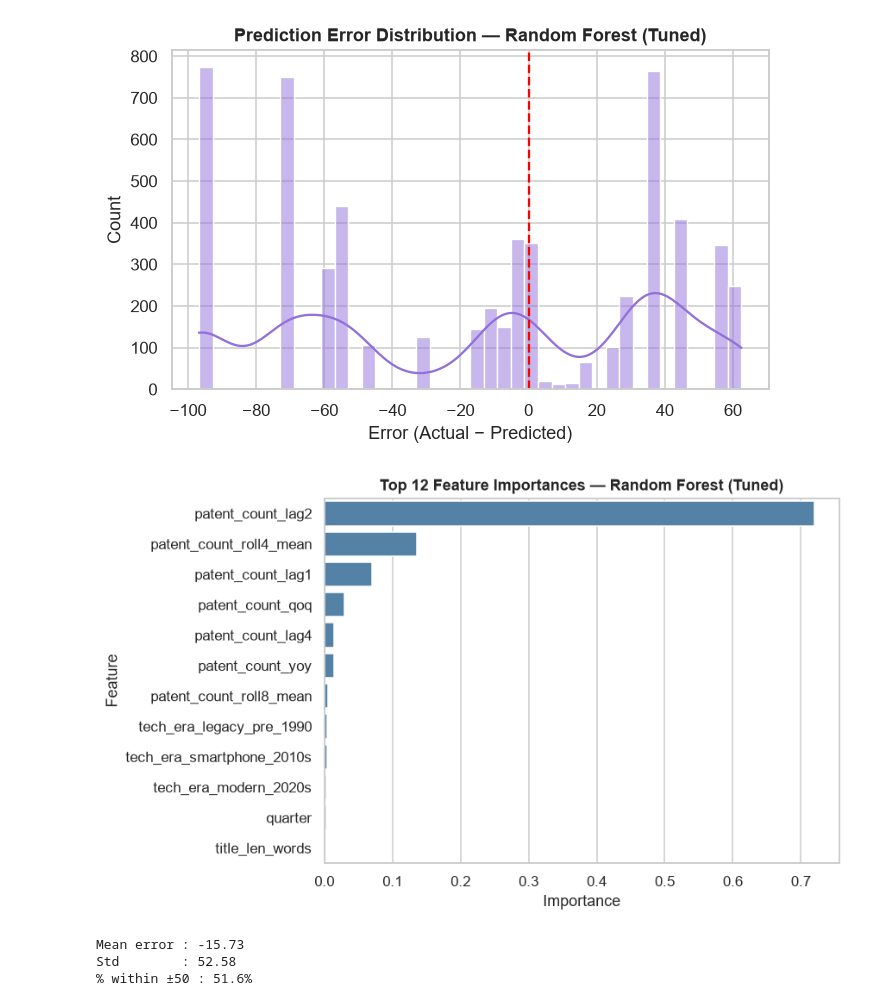
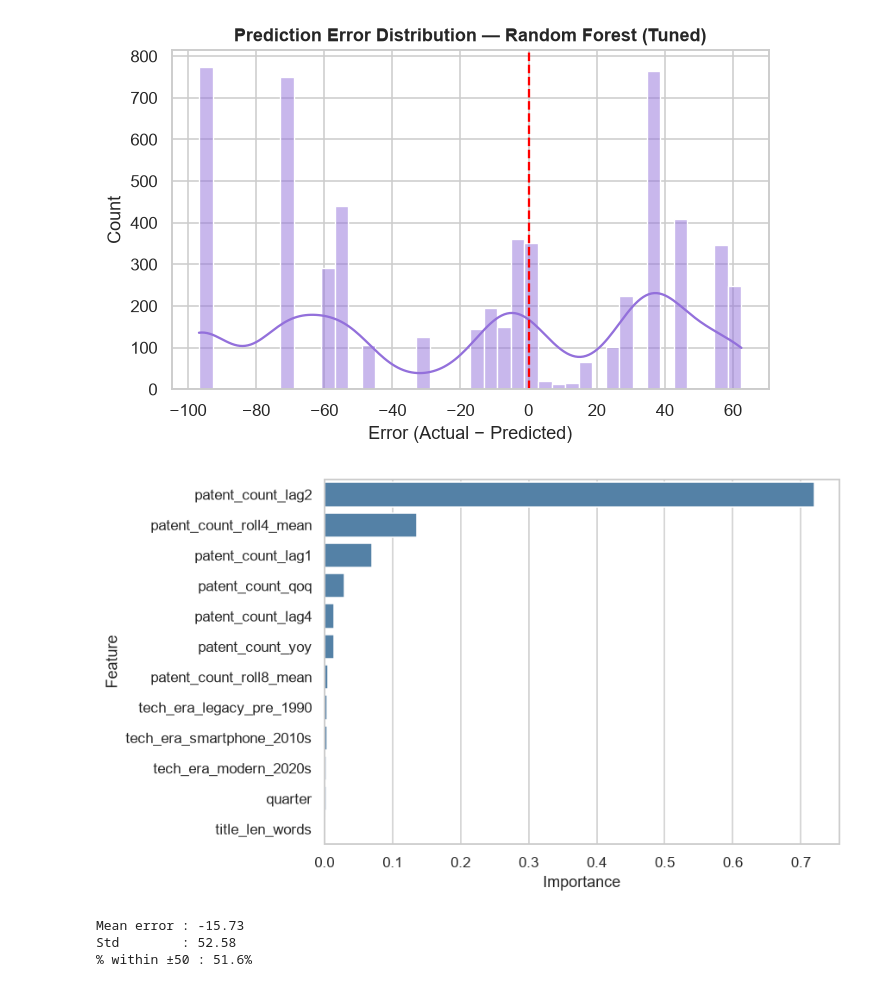
Before and after one commit to prameela2k2/NASSCOM-Training-VEDIC, a Jupyter notebook: patent_projectv2/ericsson_patent_pipeline_v3.ipynb, the cells around one changed output. Cells and saved outputs as stored; diff of their text form; code cells hidden in the pictures.

```diff
--- a/patent_projectv2/ericsson_patent_pipeline_v3.ipynb
+++ b/patent_projectv2/ericsson_patent_pipeline_v3.ipynb
@@ -1322,15 +1322,15 @@ plt.savefig('error_dist_RF.png', dpi=150, bbox_inches='tight')
 # %%
 imp_df = pd.DataFrame({
     'Feature'   : all_features,
     'Importance': best_model.feature_importances_
 }).sort_values('Importance', ascending=False).head(12)
 
 plt.figure(figsize=(7, 5))
 sns.barplot(data=imp_df, x='Importance', y='Feature', color='steelblue')
-plt.title('Top 12 Feature Importances — Random Forest (Tuned)', fontweight='bold')
+plt.title('', fontweight='bold')
 plt.savefig('feature_importance_RF.png', dpi=150, bbox_inches='tight')
 # %% [output]
-[figure, old version]
+[figure, new version]
 # %%
 errors = y_test.values - best_model.predict(X_test_scaled)
 print(f"Mean error : {errors.mean():.2f}")
```
Also changed, not shown: parts of 3 cells of this notebook, 8 other files.
